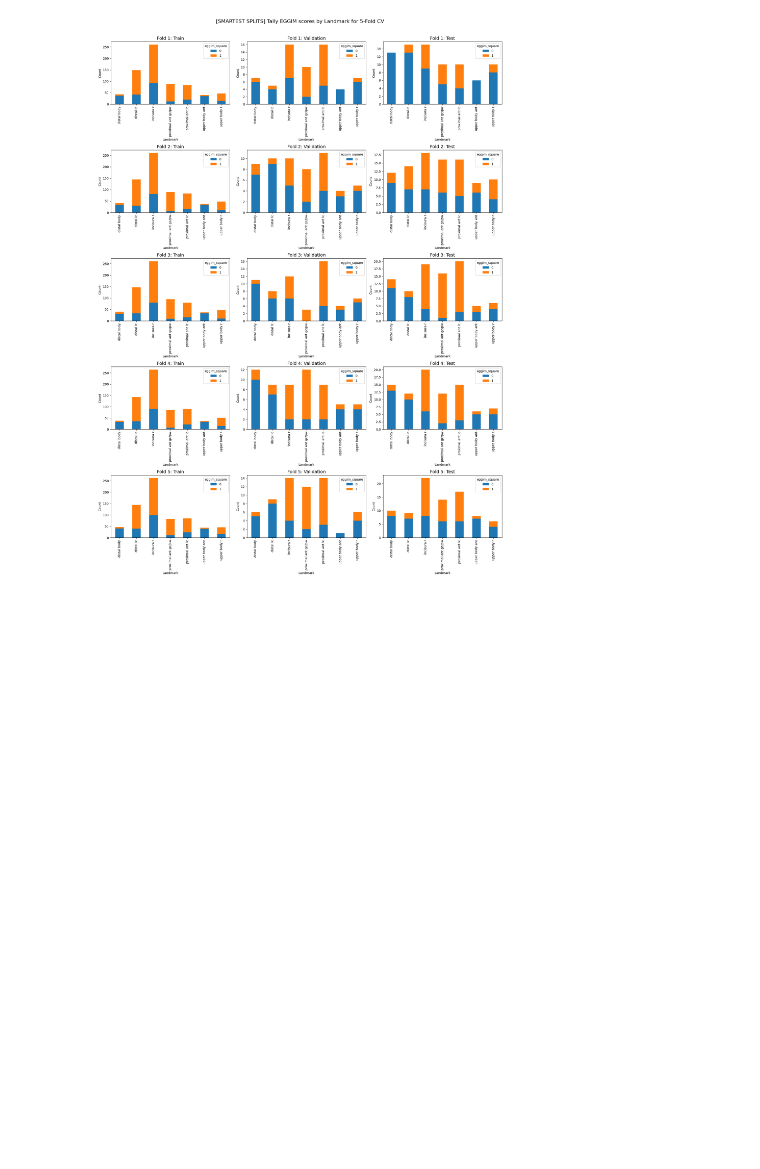
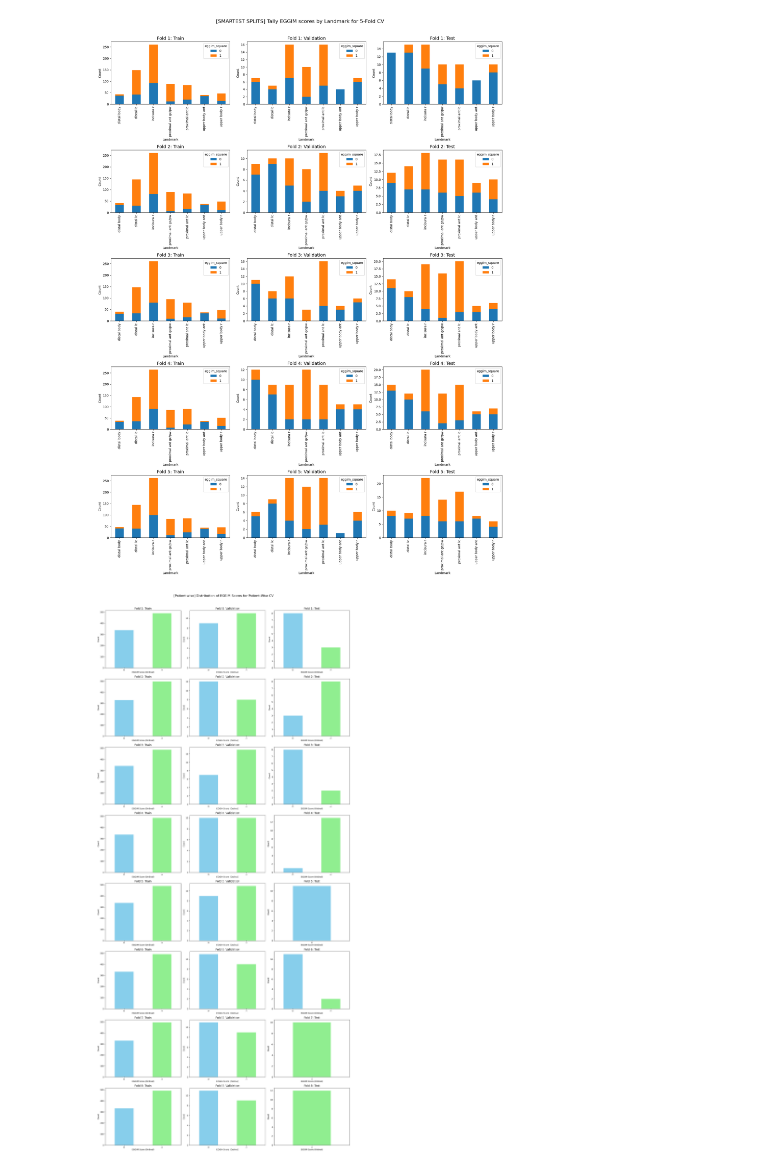
Before and after one commit to miguelmartins/eggimazing, a Jupyter notebook: notebooks/splits_data_analysis.ipynb, the cells around one changed output. Drawn from its saved outputs; the diff is of its cells as text; code cells hidden in the pictures; blank space fills up the shorter version.

Commit message:
Add eggim outcomes

```diff
--- a/notebooks/splits_data_analysis.ipynb
+++ b/notebooks/splits_data_analysis.ipynb
@@ -72,7 +72,7 @@ def plot_ordinal_distribution_side_by_side_with_colors(list_of_folds, df_name='I
             ax.set_xlabel('EGGIM Score (Ordinal)')
 
     # Add a common title
-    fig.suptitle(f'[{df_name}] Distribution of EGGIM Scores for 5-Fold CV', fontsize=16)
+    fig.suptitle(f'[{df_name}] Distribution of EGGIM Scores for Patient Wise CV', fontsize=16)
 
     # Adjust layout so titles and labels don't overlap
     plt.tight_layout(rect=[0, 0, 1, 0.97])  # Adjust to fit the suptitle
@@ -366,3 +340,18 @@ plot_pivot_table_side_by_side(togas_only_splits, 'TOGAS_ONLY')
 plot_pivot_table_side_by_side(smartest_splits, 'SMARTEST SPLITS')
 # %% [output]
 [figure]
+# %%
+
+patient_ids = np.load('../configs/test_patient_ids.npy', allow_pickle=True)
+split_smartest = dp.smarter_patient_splits(df_togas,
+                               df_ipo,
+                               patient_ids,
+                               internal_train_size=0.9,
+                               target_variable='eggim_square',
+                               random_state=42)
+
+togas_only_splits = [[df_train, df_val, df_test] for (df_train, df_val, df_test) in split_smartest]
+# %%
+plot_ordinal_distribution_side_by_side_with_colors(togas_only_splits, 'Patient wise')
+# %% [output]
+[figure, added]
```
Also changed, not shown: parts of 8 cells of this notebook, 1 other file.
